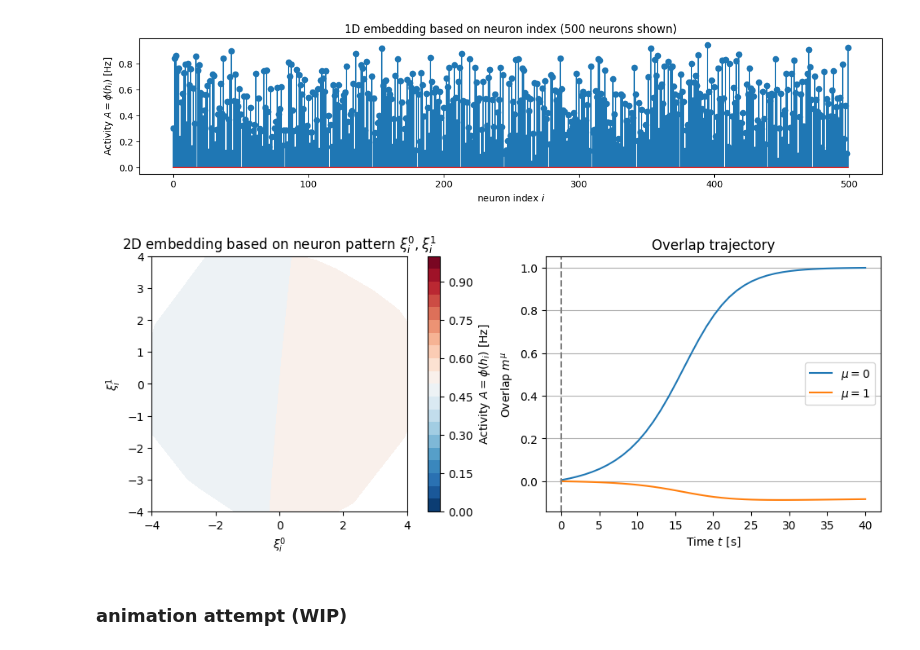
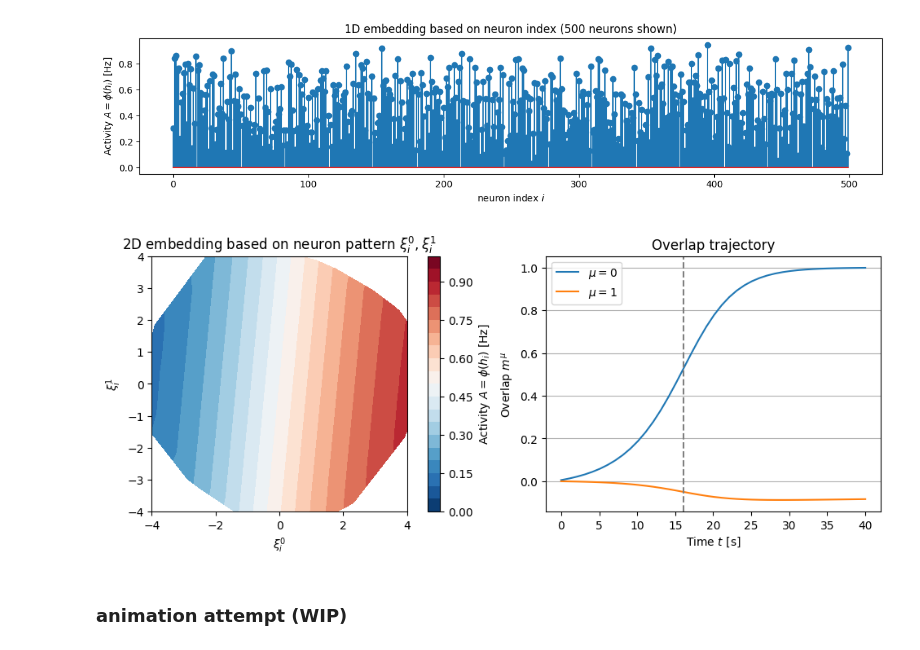
Before and after one commit to ninivert/lcnthesis, a Jupyter notebook: notebooks/embedding_d=2.ipynb, the cells around one changed output. Cells and saved outputs as stored; diff of their text form; code cells hidden in the pictures.

```diff
--- a/notebooks/embedding_d=2.ipynb
+++ b/notebooks/embedding_d=2.ipynb
@@ -68,6 +70,9 @@ plt.hist2d(rnn.F[:, 0], rnn.F[:, 1], bins=20);
 [figure]
 # %% [markdown]
 ### 2d color plots
+# %%
+rnn = LowRankRNN(F, G, phi, I_ext)
+res = rnn.simulate_h(np.zeros(rnn.N), (0, 40), dt_max=1, progress=True)
 # %%
 t = -1
 Nmax = 500
@@ -85,27 +90,27 @@ plt.show()
 [figure]
 # %%
 activity = phi(res.y)
-idt = 3
+idt = 20
 
 plt.close('all')
-fig, (ax, axm) = plt.subplots(ncols=2, figsize=(10, 4), constrained_layout=True)
+fig, (ax, axm) = plt.subplots(ncols=2, figsize=(10, 8), constrained_layout=True)
 
 contour = ax.tricontourf(rnn.F[:, 0], rnn.F[:, 1], activity[:, idt], levels=np.linspace(0, 1, 20+1), cmap='RdBu_r')
 cbar = fig.colorbar(contour, ax=ax, label='Activity $A = \\phi(h_i)$ [Hz]')
 
 ax.set_title('2D embedding based on neuron pattern $\\xi_i^0,\\xi_i^1$')
 ax.set_xlabel('$\\xi^0_i$')
 ax.set_ylabel('$\\xi^1_i$')
 ax.set_xlim((-4, 4))
 ax.set_ylim((-4, 4))
 ax.set_aspect('equal')
 
 plot_overlap_trajectory(rnn, res, figax=(fig, axm))
 axm.axvline(res.t[idt], color='tab:gray', linestyle='--')
 
 plt.show()
 # %% [output]
-[figure, old version]
+[figure, new version]
 # %% [markdown]
 ### animation attempt (WIP)
 # %%
```
Also changed, not shown: parts of 8 cells of this notebook, 2 other files.
